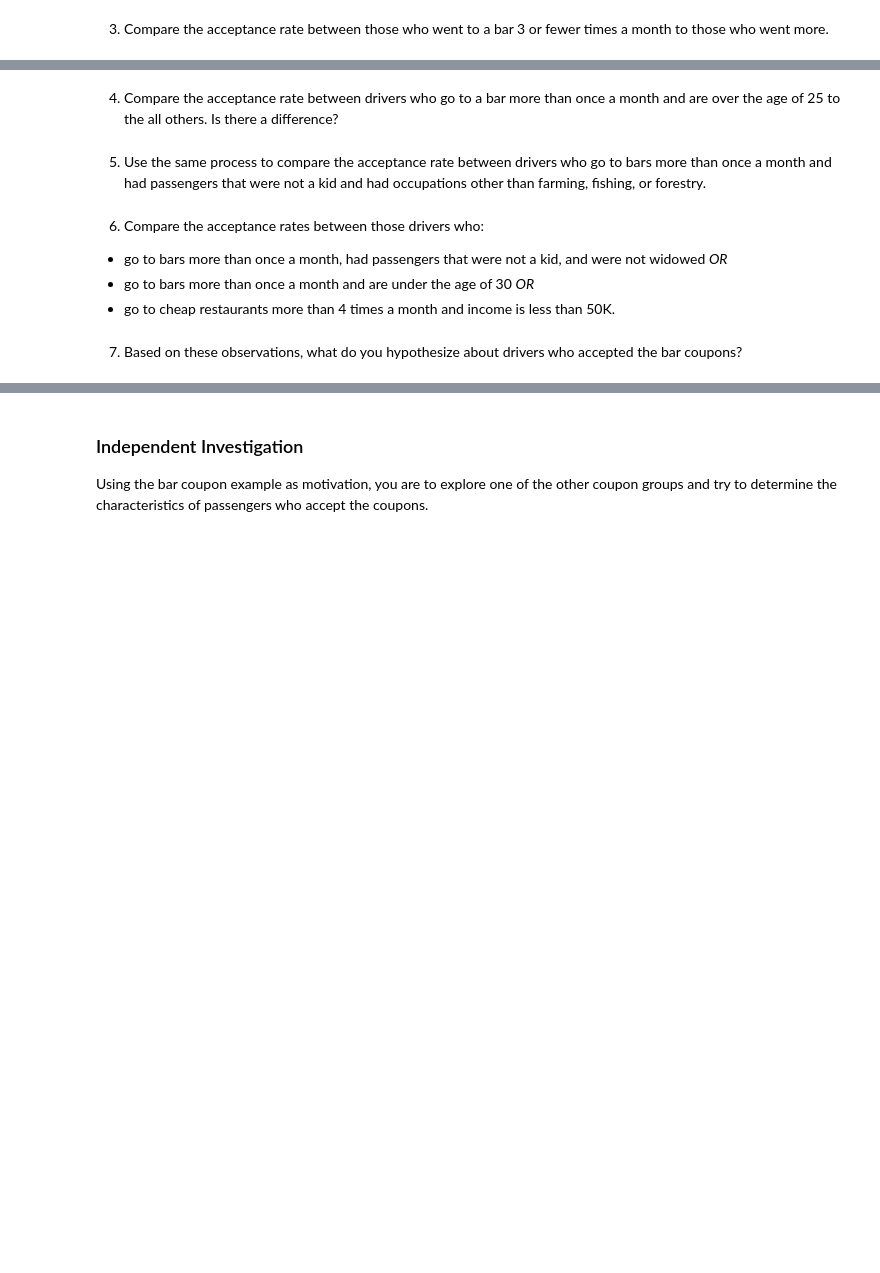
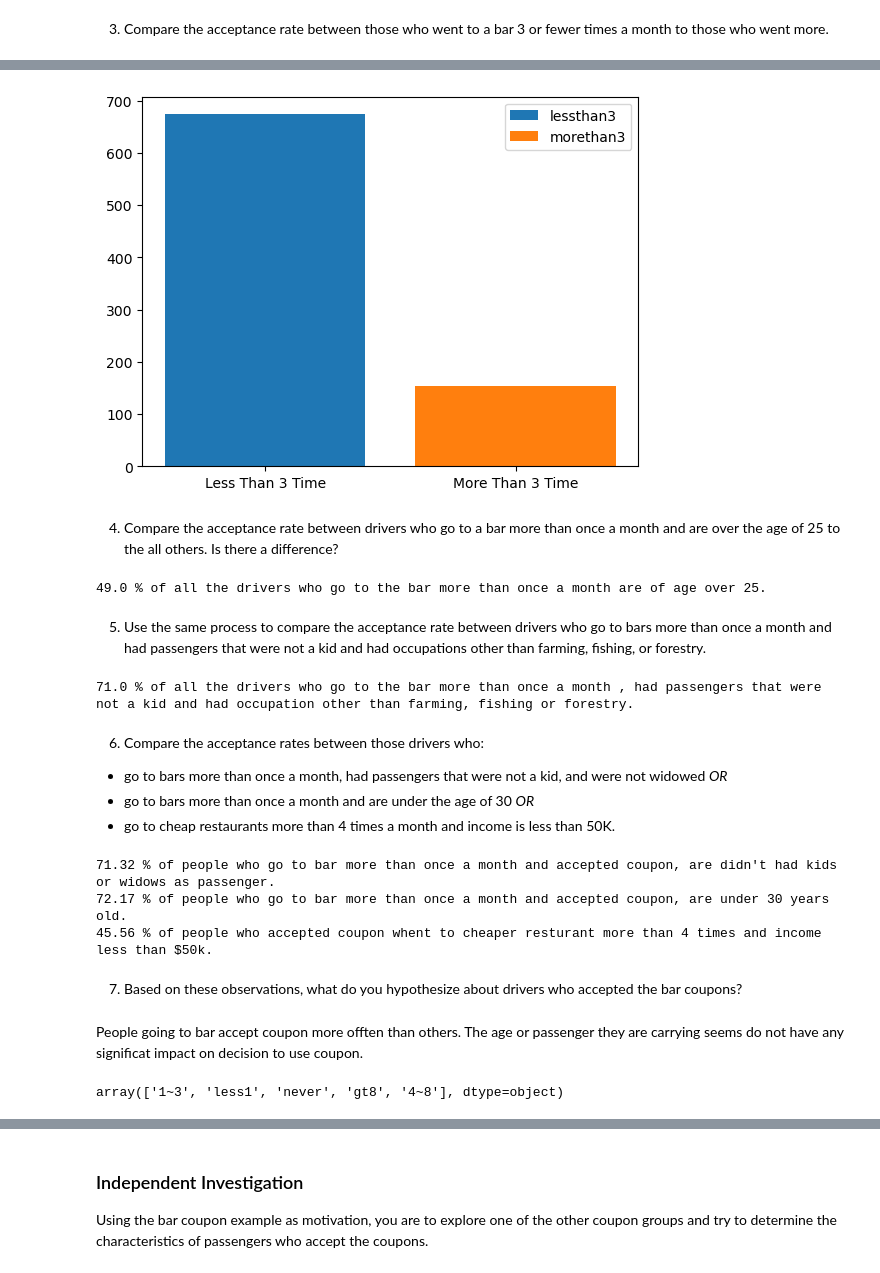
Before and after one commit to asdubey/ucb-pcmlai-pa-5-1-coupon-analysis, a Jupyter notebook: prompt.ipynb, the cells around one changed output, grey strips where cells are left out. Cells and saved outputs as stored; diff of their text form; code cells hidden in the pictures; blank space fills up the shorter version.

```diff
--- a/prompt.ipynb
+++ b/prompt.ipynb
@@ -287,2 +352,32 @@ See the caveats in the documentation: https://pandas.pydata.org/pandas-docs/stab
+# %%
+
+barCouponDF['Bar'].unique()
+
+X = ['Less Than 3 Time','More Than 3 Time']
+X_axis = np.arange(len(X))
+barlessthan3=['never', 'less1', '1~3']
+barmorethan3=['gt8', '4~8']
+lessthan3 = barCouponDF[barCouponDF["Bar"].isin(barlessthan3) & barCouponDF["Y"]==1]
+morethan3 = barCouponDF[barCouponDF["Bar"].isin(barmorethan3) & barCouponDF["Y"]==1]
+lessthan3.shape[0]/morethan3.shape[0]
+# sns.histplot(lessthan3,x='Bar')
+plt.bar(1,lessthan3.shape[0],label='lessthan3')
+plt.bar(2,morethan3.shape[0],label='morethan3')
+plt.xticks(X_axis+1, X)
+
+plt.legend()
+plt.show()
+# %% [output]
+[figure, added]
 # %% [markdown]
 4. Compare the acceptance rate between drivers who go to a bar more than once a month and are over the age of 25 to the all others.  Is there a difference?
+# %%
+# barlessthan3=['never', 'less1', '1~3']
+barmorethan1=['1~3','gt8', '4~8']
+morethan1_over25 = barCouponDF.query('Bar in @barmorethan1 and age>25')
+morethan1_all = barCouponDF.query('Bar in @barmorethan1')
+
+morethan1_over25_percent = 100*(morethan1_over25[morethan1_over25["Y"]==1].shape[0]/morethan1_all.shape[0]).__round__(2)
+print(morethan1_over25_percent,"% of all the drivers who go to the bar more than once a month are of age over 25.")
+# %% [output]
+49.0 % of all the drivers who go to the bar more than once a month are of age over 25.
@@ -289,2 +387,12 @@ See the caveats in the documentation: https://pandas.pydata.org/pandas-docs/stab
 # %% [markdown]
 5. Use the same process to compare the acceptance rate between drivers who go to bars more than once a month and had passengers that were not a kid and had occupations other than farming, fishing, or forestry.
+# %%
+barmorethan1=['1~3','gt8', '4~8']
+morethan1_nokid_farmfishing = barCouponDF.query('Bar in @barmorethan1 and passanger!="Kid(s)" and occupation!="Farming Fishing & Forestry"')
+morethan1_nokid_farmfishing_percent = 100*(morethan1_nokid_farmfishing[morethan1_nokid_farmfishing["Y"]==1].shape[0]/morethan1_nokid_farmfishing.shape[0]).__round__(2)
+print(morethan1_nokid_farmfishing_percent,"% of all the drivers who go to the bar more than once a month , had passengers that were not a kid and had occupation other than farming, fishing or forestry.")
+
+# barCouponDF["passanger"].value_counts()
+# barCouponDF["occupation"].value_counts()
+# %% [output]
+71.0 % of all the drivers who go to the bar more than once a month , had passengers that were not a kid and had occupation other than farming, fishing or forestry.
@@ -294,5 +409,41 @@ See the caveats in the documentation: https://pandas.pydata.org/pandas-docs/stab
 - go to bars more than once a month, had passengers that were not a kid, and were not widowed *OR*
 - go to bars more than once a month and are under the age of 30 *OR*
 - go to cheap restaurants more than 4 times a month and income is less than 50K.
+# %%
+barmorethan1=['1~3','gt8', '4~8']
+cheapresmorethan4=['gt8', '4~8']
+incomeless50=['Less than $12500','$37500 - $49999','$12500 - $24999','$25000 - $37499 ']
+
+morethan1_nokid_notwidow = barCouponDF.query('Bar in @barmorethan1 and passanger!="Kid(s)" and maritalStatus!="Widowed"')
+morethan1_under30 = barCouponDF.query('Bar in @barmorethan1 and age <30')
+cheap_restaurant_above4_income_under50 = barCouponDF.query('RestaurantLessThan20 in @cheapresmorethan4 and income in @incomeless50')
+# morethan1[morethan1["Y"]==1].shape[0]/morethan1.shape[0]
+print((100*morethan1_nokid_notwidow.query('Y == 1').shape[0]/morethan1_nokid_notwidow.shape[0]).__round__(2) , "% of people who go to bar more than once a month and accepted coupon, are didn't had kids or widows as passenger.")
+print((100*morethan1_under30.query('Y == 1').shape[0]/morethan1_under30.shape[0]).__round__(2), "% of people who go to bar more than once a month and accepted coupon, are under 30 years old.")
+print((100*cheap_restaurant_above4_income_under50.query('Y == 1').shape[0]/cheap_restaurant_above4_income_under50.shape[0]).__round__(2), "% of people who accepted coupon whent to cheaper resturant more than 4 times and income less than $50k.")
+# %% [output]
+71.32 % of people who go to bar more than once a month and accepted coupon, are didn't had kids or widows as passenger.
+72.17 % of people who go to bar more than once a month and accepted coupon, are under 30 years old.
+45.56 % of people who accepted coupon whent to cheaper resturant more than 4 times and income less than $50k.
 # %% [markdown]
 7.  Based on these observations, what do you hypothesize about drivers who accepted the bar coupons?
+# %% [markdown]
+People going to bar accept coupon more offten than others. The age or passenger they are carrying seems do not have any significat impact on decision to use coupon.
+# %%
+# barCouponDF.isna().sum(axis=0)
+# barCouponDF["car"].unique()
+# barCouponDF["CoffeeHouse"].unique()
+barCouponDF["CarryAway"].unique()
+barCouponDF["RestaurantLessThan20"].unique()
+barCouponDF["Restaurant20To50"].unique()
+
+# barCouponDF[barCouponDF["CoffeeHouse"].isna()]
+
+
+# car                     2004
+# CoffeeHouse               39
+# CarryAway                 24
+# RestaurantLessThan20      23
+# Restaurant20To50          36
+# %% [output]
+array(['1~3', 'less1', 'never', 'gt8', '4~8'], dtype=object)
```
Also changed, not shown: parts of 56 cells of this notebook, 3 other files.
